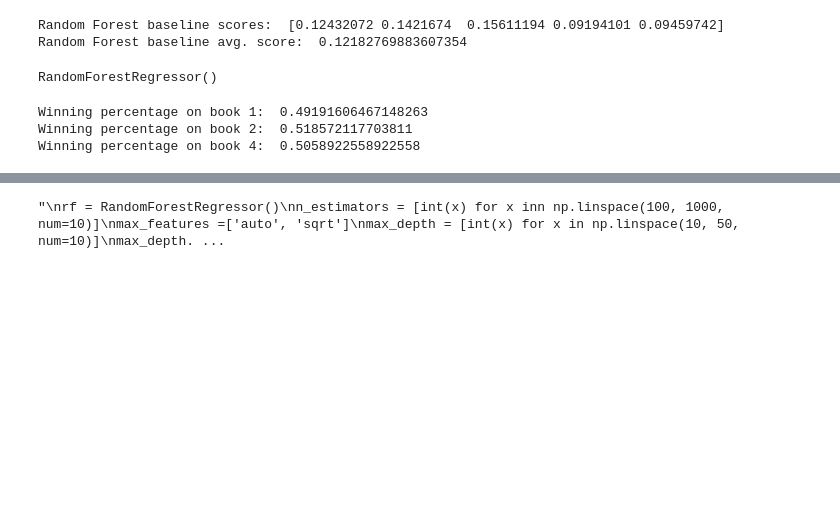
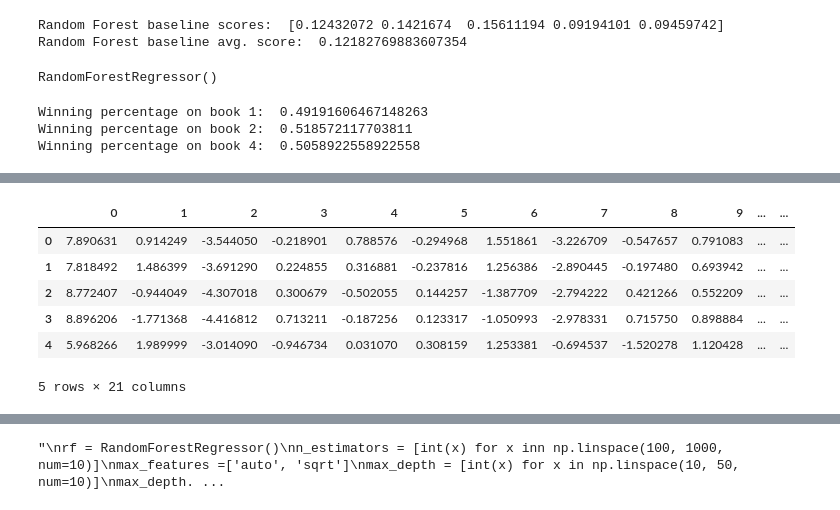
Before and after one commit to jnshzk/nba_beating_the_spread, a Jupyter notebook: models.ipynb, the cells around one changed output, grey strips where cells are left out. Drawn from its saved outputs; the diff is of its cells as text; code cells hidden in the pictures; blank space fills up the shorter version.

```diff
--- a/models.ipynb
+++ b/models.ipynb
@@ -196,0 +250,15 @@ Winning percentage on book 4:  0.5058922558922558
+# %%
+#apply dimensionality reduction to data, keeping n components
+n_components = 20
+pca=PCA(n_components=n_components)
+df_pca = pd.DataFrame(pca.fit_transform(df))
+df_pca['GAME_ID'] = df_game_ids
+df_pca.head()
+# %% [output]
+|  | 0 | 1 | 2 | 3 | 4 | 5 | 6 | 7 | 8 | 9 | ... | ... |
+| 0 | 7.890631 | 0.914249 | -3.544050 | -0.218901 | 0.788576 | -0.294968 | 1.551861 | -3.226709 | -0.547657 | 0.791083 | ... | ... |
+| 1 | 7.818492 | 1.486399 | -3.691290 | 0.224855 | 0.316881 | -0.237816 | 1.256386 | -2.890445 | -0.197480 | 0.693942 | ... | ... |
+| 2 | 8.772407 | -0.944049 | -4.307018 | 0.300679 | -0.502055 | 0.144257 | -1.387709 | -2.794222 | 0.421266 | 0.552209 | ... | ... |
+| 3 | 8.896206 | -1.771368 | -4.416812 | 0.713211 | -0.187256 | 0.123317 | -1.050993 | -2.978331 | 0.715750 | 0.898884 | ... | ... |
+| 4 | 5.968266 | 1.989999 | -3.014090 | -0.946734 | 0.031070 | 0.308159 | 1.253381 | -0.694537 | -1.520278 | 1.120428 | ... | ... |
+5 rows × 21 columns
```
Also changed, not shown: parts of 16 cells of this notebook.
